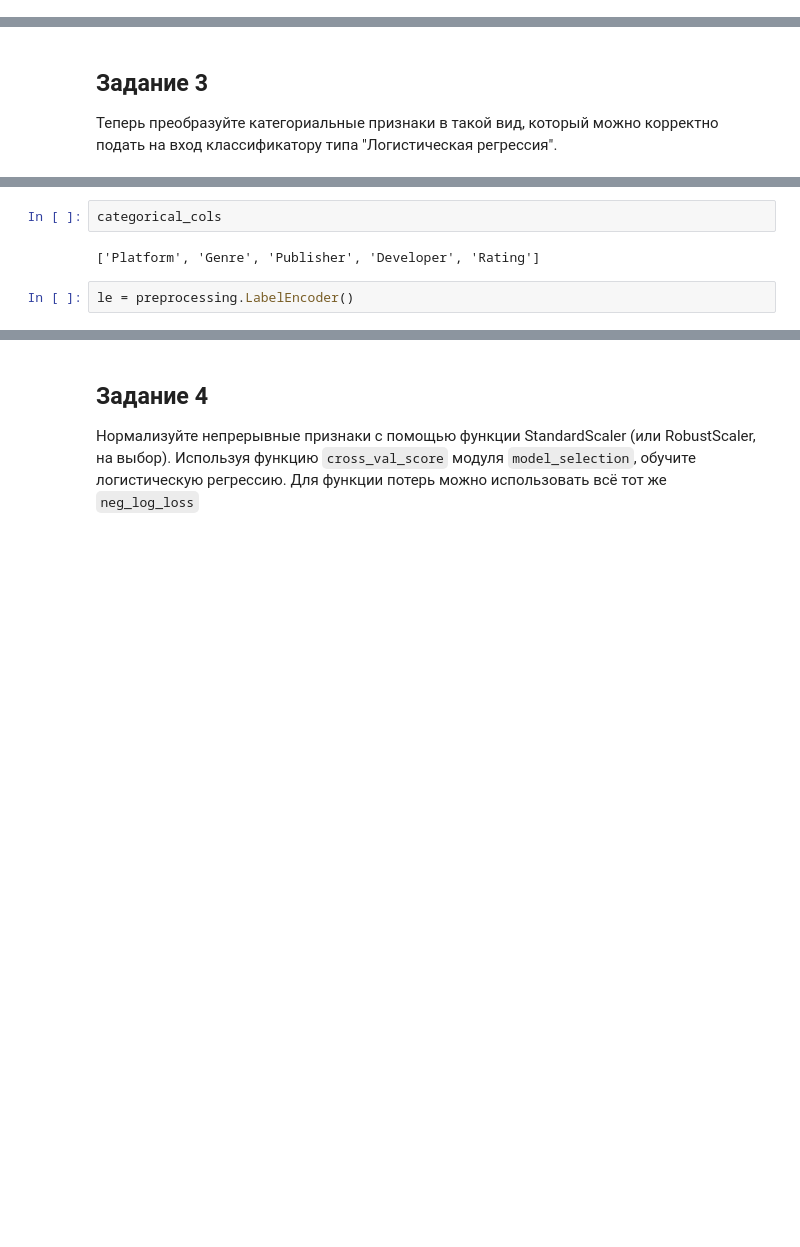
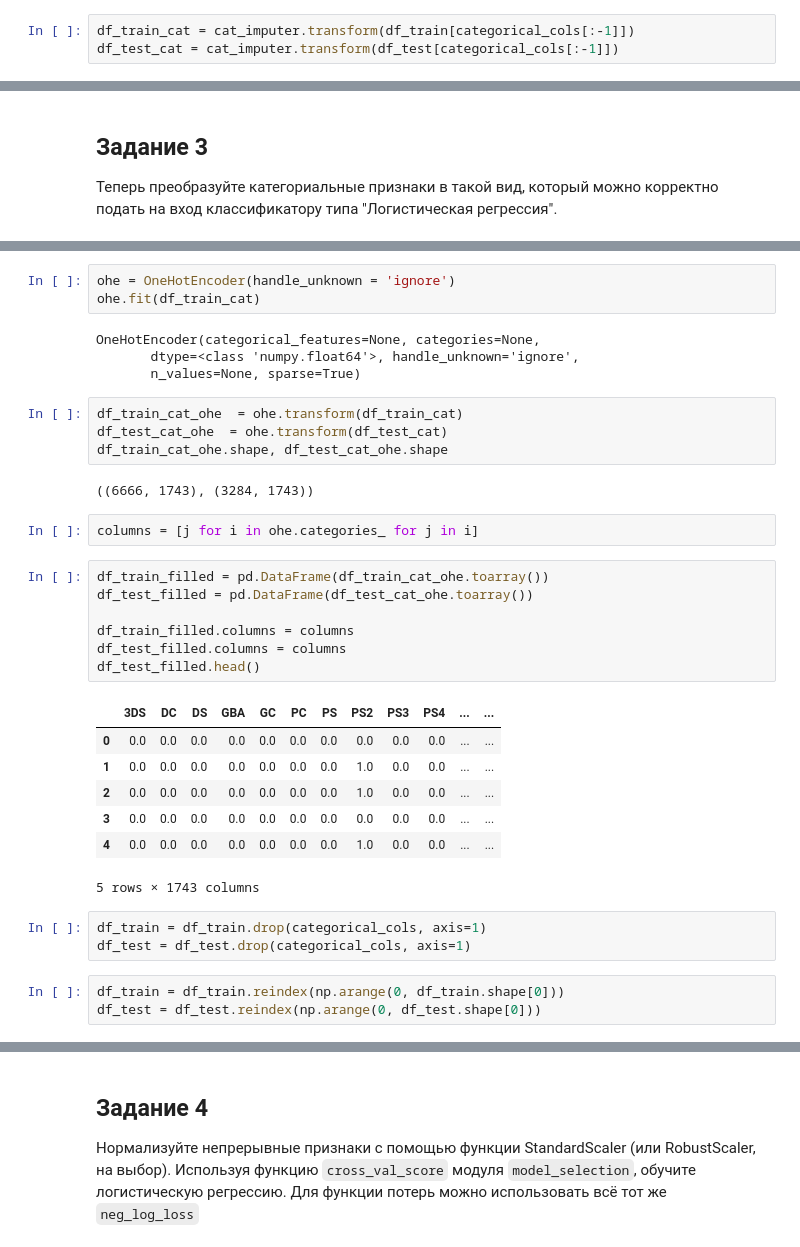
Before and after one commit to Afsent/Nordic_IT_School, a Jupyter notebook: ML/HW24/HW24_Logistic_Regression.ipynb, the cells around one changed output, grey strips where cells are left out. Drawn from its saved outputs; the diff is of its cells as text; blank space fills up the shorter version.

```diff
--- a/ML/HW24/HW24_Logistic_Regression.ipynb
+++ b/ML/HW24/HW24_Logistic_Regression.ipynb
@@ -270,0 +255,3 @@ df_train.isna().sum().sum(), df_test.isna().sum().sum()
+# %%
+df_train_cat = cat_imputer.transform(df_train[categorical_cols[:-1]])
+df_test_cat = cat_imputer.transform(df_test[categorical_cols[:-1]])
@@ -280,6 +267,36 @@ categorical_cols = df_train.columns[categorical_feature_mask].tolist()
-# %%
-categorical_cols
-# %% [output]
-['Platform', 'Genre', 'Publisher', 'Developer', 'Rating']
-# %%
-le = preprocessing.LabelEncoder()
+# %%
+ohe = OneHotEncoder(handle_unknown = 'ignore')
+ohe.fit(df_train_cat)
+# %% [output]
+OneHotEncoder(categorical_features=None, categories=None,
+       dtype=<class 'numpy.float64'>, handle_unknown='ignore',
+       n_values=None, sparse=True)
+# %%
+df_train_cat_ohe  = ohe.transform(df_train_cat)
+df_test_cat_ohe  = ohe.transform(df_test_cat)
+df_train_cat_ohe.shape, df_test_cat_ohe.shape
+# %% [output]
+((6666, 1743), (3284, 1743))
+# %%
+columns = [j for i in ohe.categories_ for j in i]
+# %%
+df_train_filled = pd.DataFrame(df_train_cat_ohe.toarray())
+df_test_filled = pd.DataFrame(df_test_cat_ohe.toarray())
+
+df_train_filled.columns = columns
+df_test_filled.columns = columns
+df_test_filled.head()
+# %% [output]
+|  | 3DS | DC | DS | GBA | GC | PC | PS | PS2 | PS3 | PS4 | ... | ... |
+| 0 | 0.0 | 0.0 | 0.0 | 0.0 | 0.0 | 0.0 | 0.0 | 0.0 | 0.0 | 0.0 | ... | ... |
+| 1 | 0.0 | 0.0 | 0.0 | 0.0 | 0.0 | 0.0 | 0.0 | 1.0 | 0.0 | 0.0 | ... | ... |
+| 2 | 0.0 | 0.0 | 0.0 | 0.0 | 0.0 | 0.0 | 0.0 | 1.0 | 0.0 | 0.0 | ... | ... |
+| 3 | 0.0 | 0.0 | 0.0 | 0.0 | 0.0 | 0.0 | 0.0 | 0.0 | 0.0 | 0.0 | ... | ... |
+| 4 | 0.0 | 0.0 | 0.0 | 0.0 | 0.0 | 0.0 | 0.0 | 1.0 | 0.0 | 0.0 | ... | ... |
+5 rows × 1743 columns
+# %%
+df_train = df_train.drop(categorical_cols, axis=1)
+df_test = df_test.drop(categorical_cols, axis=1)
+# %%
+df_train = df_train.reindex(np.arange(0, df_train.shape[0]))
+df_test = df_test.reindex(np.arange(0, df_test.shape[0]))
```
Also changed, not shown: parts of 16 cells of this notebook.
